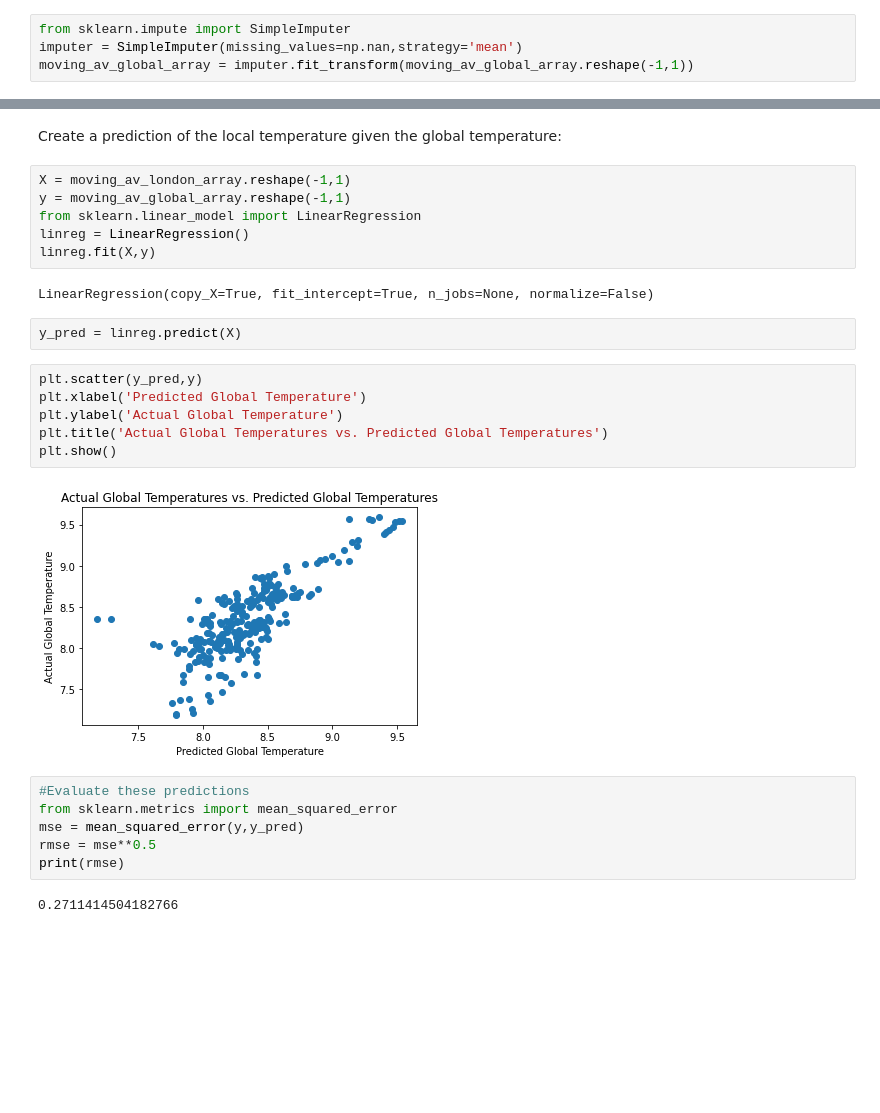
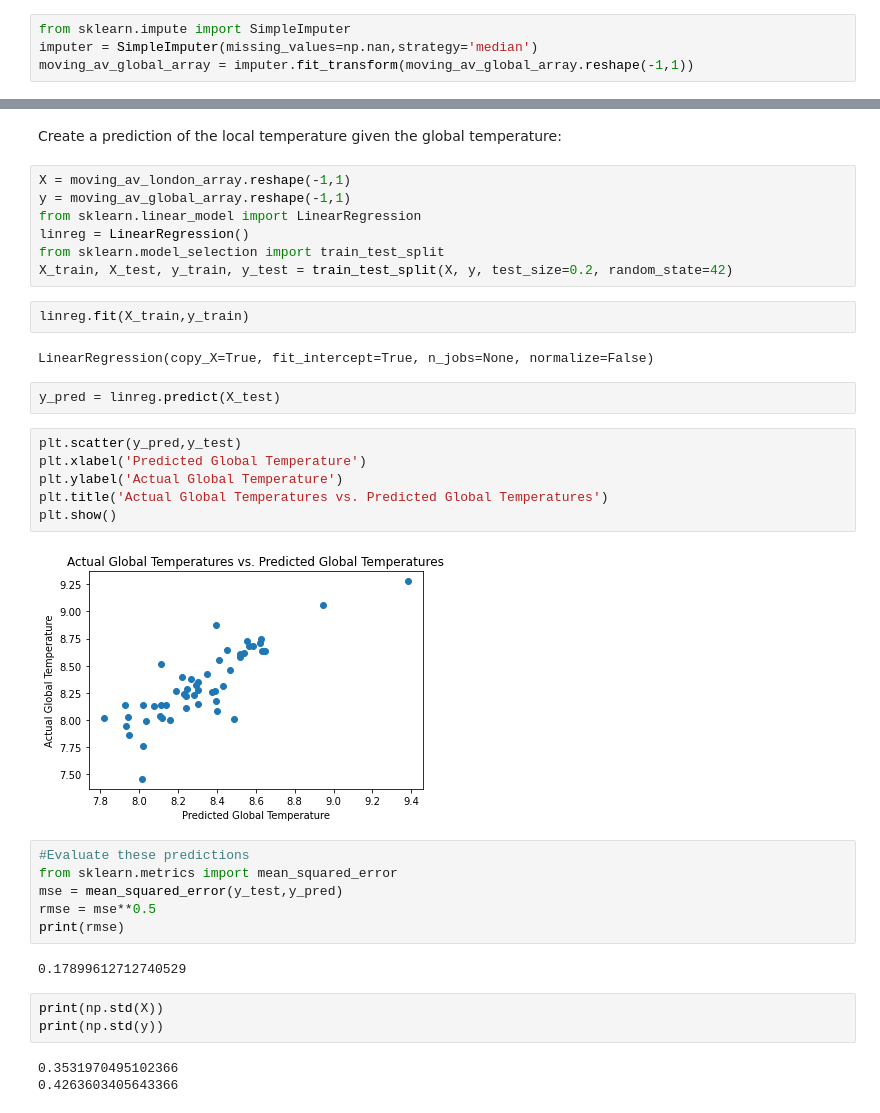
Before and after one commit to JHayhow/Introductory-Project, a Jupyter notebook: Project_1_Udacity.ipynb, the cells around one changed output, grey strips where cells are left out. Cells and saved outputs as stored; diff of their text form; blank space fills up the shorter version.

```diff
--- a/Project_1_Udacity.ipynb
+++ b/Project_1_Udacity.ipynb
@@ -175,6 +267,6 @@ True
 # %%
 from sklearn.impute import SimpleImputer
-imputer = SimpleImputer(missing_values=np.nan,strategy='mean')
+imputer = SimpleImputer(missing_values=np.nan,strategy='median')
 moving_av_global_array = imputer.fit_transform(moving_av_global_array.reshape(-1,1))
 # %%
 np.any(np.isnan(moving_av_global_array))
@@ -204,27 +296,36 @@ X = moving_av_london_array.reshape(-1,1)
 y = moving_av_global_array.reshape(-1,1)
 from sklearn.linear_model import LinearRegression
 linreg = LinearRegression()
-linreg.fit(X,y)
+from sklearn.model_selection import train_test_split
+X_train, X_test, y_train, y_test = train_test_split(X, y, test_size=0.2, random_state=42)
-# %% [output]
-LinearRegression(copy_X=True, fit_intercept=True, n_jobs=None, normalize=False)
+# %%
+linreg.fit(X_train,y_train)
+# %% [output]
+LinearRegression(copy_X=True, fit_intercept=True, n_jobs=None, normalize=False)
 # %%
-y_pred = linreg.predict(X)
+y_pred = linreg.predict(X_test)
 # %%
-plt.scatter(y_pred,y)
+plt.scatter(y_pred,y_test)
 plt.xlabel('Predicted Global Temperature')
 plt.ylabel('Actual Global Temperature')
 plt.title('Actual Global Temperatures vs. Predicted Global Temperatures')
 plt.show()
 # %% [output]
-[figure, old version]
+[figure, new version]
 # %%
 #Evaluate these predictions
 from sklearn.metrics import mean_squared_error
-mse = mean_squared_error(y,y_pred)
+mse = mean_squared_error(y_test,y_pred)
 rmse = mse**0.5
 print(rmse)
 # %% [output]
-0.2711414504182766
+0.17899612712740529
+# %%
+print(np.std(X))
+print(np.std(y))
+# %% [output]
+0.3531970495102366
+0.4263603405643366
 # %%
 #Make some predictions
 linreg.predict([[10.0]])
```
Also changed, not shown: parts of 35 cells of this notebook.
